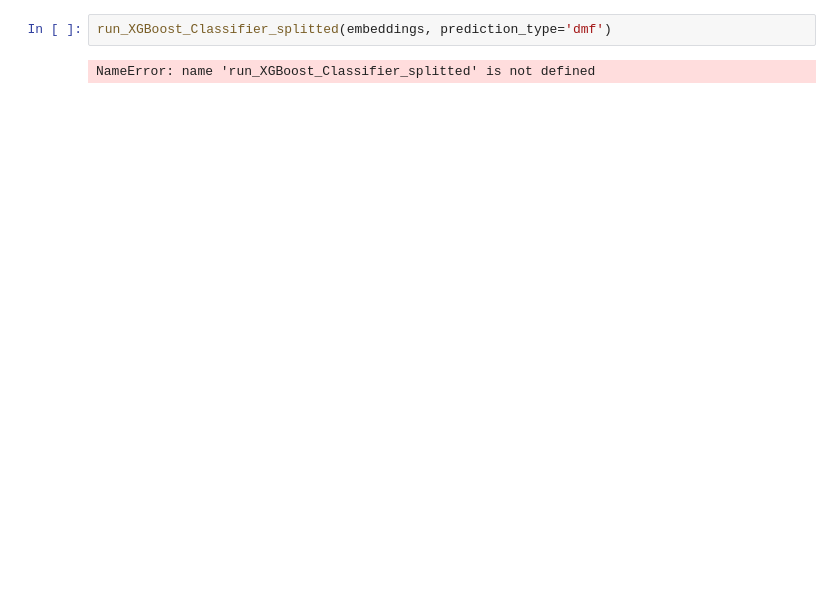
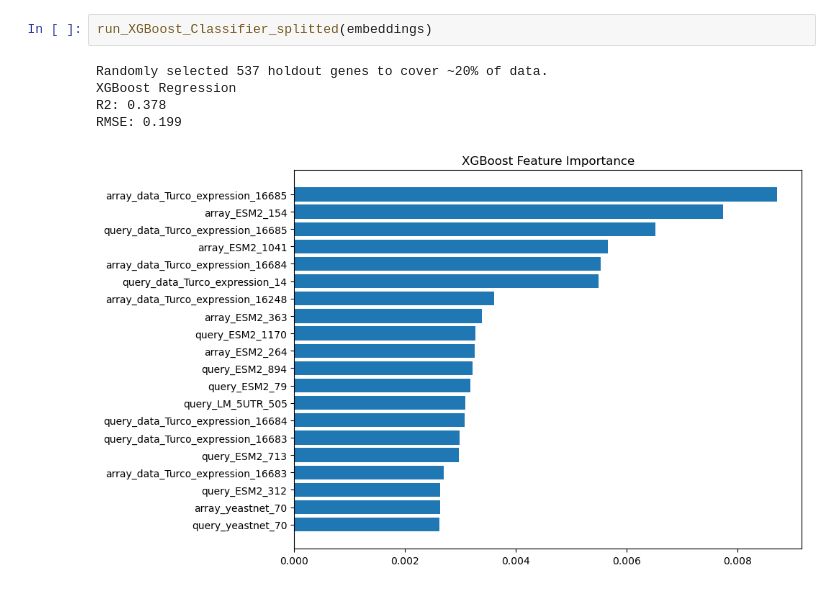
Before and after one commit to egekurt123/yeast_gene_interactions, a Jupyter notebook: Table Predictions/from_embeddings/DMF_Score_Holdout.ipynb, the cells around one changed output. Drawn from its saved outputs; the diff is of its cells as text; blank space fills up the shorter version.

Commit message:
Fix DMF score Holdout predictions

```diff
--- a/Table Predictions/from_embeddings/DMF_Score_Holdout.ipynb
+++ b/Table Predictions/from_embeddings/DMF_Score_Holdout.ipynb
@@ -12,4 +22,8 @@ embeddings
 # %%
-run_XGBoost_Classifier_splitted(embeddings, prediction_type='dmf')
+run_XGBoost_Classifier_splitted(embeddings)
 # %% [output]
-NameError: name 'run_XGBoost_Classifier_splitted' is not defined
+Randomly selected 537 holdout genes to cover ~20% of data.
+XGBoost Regression
+R2: 0.378
+RMSE: 0.199
+[figure, added]
```
Also changed, not shown: parts of 2 cells of this notebook, 1 other file.
